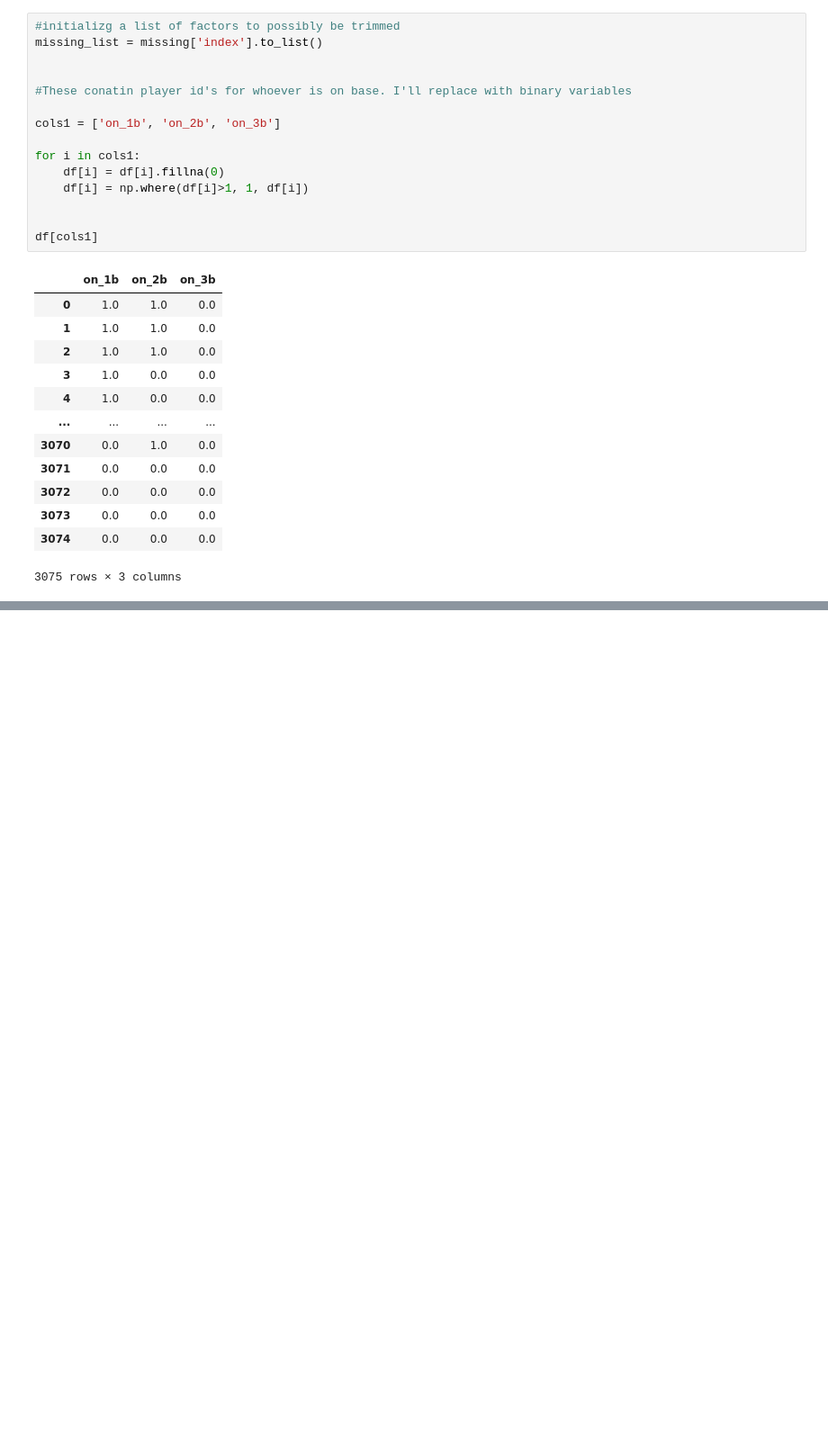
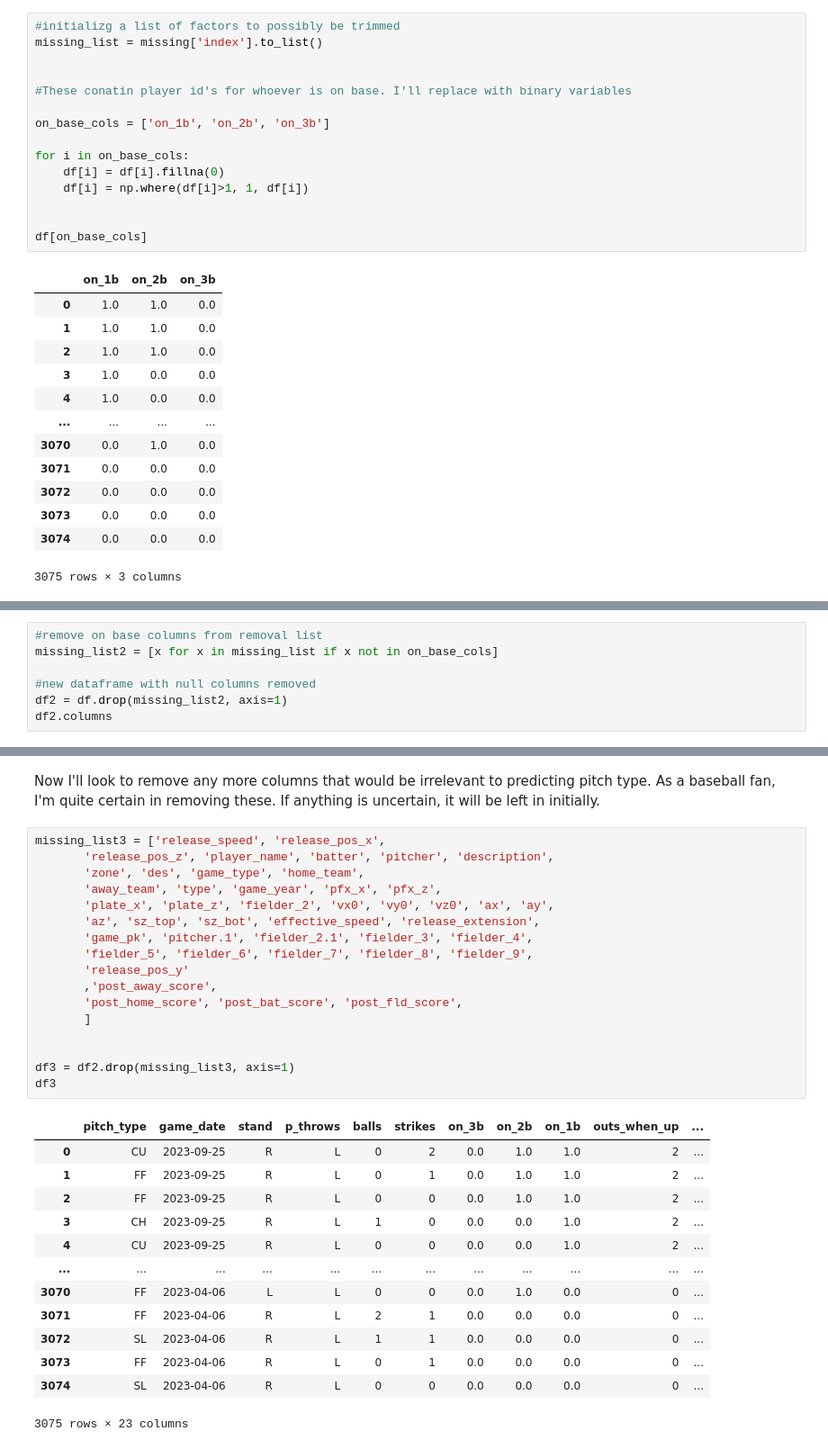
Before and after one commit to Stonec823/MLB-Pitch-Prediction, a Jupyter notebook: notebooks/pybaseball.ipynb, the cells around one changed output, grey strips where cells are left out. Shown at 90% size. Cells and saved outputs as stored; diff of their text form; blank space fills up the shorter version.

```diff
--- a/notebooks/pybaseball.ipynb
+++ b/notebooks/pybaseball.ipynb
@@ -85,14 +91,14 @@ missing_list = missing['index'].to_list()
 
 #These conatin player id's for whoever is on base. I'll replace with binary variables
 
-cols1 = ['on_1b', 'on_2b', 'on_3b']
+on_base_cols = ['on_1b', 'on_2b', 'on_3b']
 
-for i in cols1:
+for i in on_base_cols:
     df[i] = df[i].fillna(0)
     df[i] = np.where(df[i]>1, 1, df[i])
 
 
-df[cols1]
+df[on_base_cols]
 # %% [output]
 |  | on_1b | on_2b | on_3b |
 | 0 | 1.0 | 1.0 | 0.0 |
@@ -130,0 +116,7 @@ Index(['pitch_type', 'game_date', 'release_speed', 'release_pos_x',
+# %%
+#remove on base columns from removal list
+missing_list2 = [x for x in missing_list if x not in on_base_cols]
+
+#new dataframe with null columns removed
+df2 = df.drop(missing_list2, axis=1)
+df2.columns
@@ -130,0 +139,33 @@ Index(['pitch_type', 'game_date', 'release_speed', 'release_pos_x',
+# %% [markdown]
+Now I'll look to remove any more columns that would be irrelevant to predicting pitch type. As a baseball fan, I'm quite certain in removing these. If anything is uncertain, it will be left in initially.
+# %%
+missing_list3 = ['release_speed', 'release_pos_x',
+       'release_pos_z', 'player_name', 'batter', 'pitcher', 'description',
+       'zone', 'des', 'game_type', 'home_team',
+       'away_team', 'type', 'game_year', 'pfx_x', 'pfx_z',
+       'plate_x', 'plate_z', 'fielder_2', 'vx0', 'vy0', 'vz0', 'ax', 'ay',
+       'az', 'sz_top', 'sz_bot', 'effective_speed', 'release_extension',
+       'game_pk', 'pitcher.1', 'fielder_2.1', 'fielder_3', 'fielder_4',
+       'fielder_5', 'fielder_6', 'fielder_7', 'fielder_8', 'fielder_9',
+       'release_pos_y'
+       ,'post_away_score',
+       'post_home_score', 'post_bat_score', 'post_fld_score',
+       ]
+
+
+df3 = df2.drop(missing_list3, axis=1)
+df3
+# %% [output]
+|  | pitch_type | game_date | stand | p_throws | balls | strikes | on_3b | on_2b | on_1b | outs_when_up | ... |
+| 0 | CU | 2023-09-25 | R | L | 0 | 2 | 0.0 | 1.0 | 1.0 | 2 | ... |
+| 1 | FF | 2023-09-25 | R | L | 0 | 1 | 0.0 | 1.0 | 1.0 | 2 | ... |
+| 2 | FF | 2023-09-25 | R | L | 0 | 0 | 0.0 | 1.0 | 1.0 | 2 | ... |
+| 3 | CH | 2023-09-25 | R | L | 1 | 0 | 0.0 | 0.0 | 1.0 | 2 | ... |
+| 4 | CU | 2023-09-25 | R | L | 0 | 0 | 0.0 | 0.0 | 1.0 | 2 | ... |
+| ... | ... | ... | ... | ... | ... | ... | ... | ... | ... | ... | ... |
+| 3070 | FF | 2023-04-06 | L | L | 0 | 0 | 0.0 | 1.0 | 0.0 | 0 | ... |
+| 3071 | FF | 2023-04-06 | R | L | 2 | 1 | 0.0 | 0.0 | 0.0 | 0 | ... |
+| 3072 | SL | 2023-04-06 | R | L | 1 | 1 | 0.0 | 0.0 | 0.0 | 0 | ... |
+| 3073 | FF | 2023-04-06 | R | L | 0 | 1 | 0.0 | 0.0 | 0.0 | 0 | ... |
+| 3074 | SL | 2023-04-06 | R | L | 0 | 0 | 0.0 | 0.0 | 0.0 | 0 | ... |
+3075 rows × 23 columns
```
Also changed, not shown: parts of 10 cells of this notebook, 1 other file.
